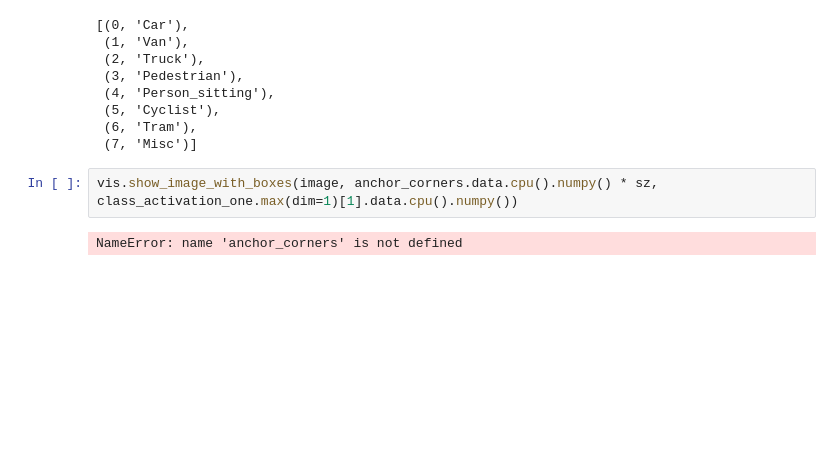
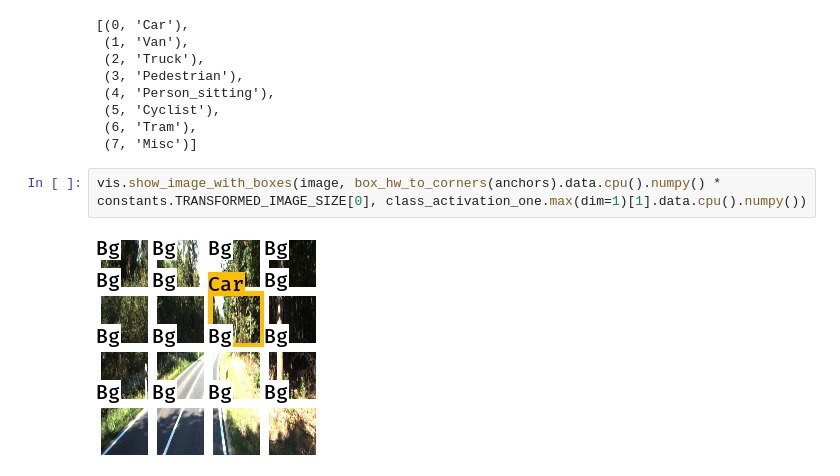
Before and after one commit to surmenok/ssd, a Jupyter notebook: SimpleDetector.ipynb, the cells around one changed output. Drawn from its saved outputs; the diff is of its cells as text; blank space fills up the shorter version.

```diff
--- a/SimpleDetector.ipynb
+++ b/SimpleDetector.ipynb
@@ -409,8 +417,8 @@ list(enumerate(train_ds.labels))
  (6, 'Tram'),
  (7, 'Misc')]
 # %%
-vis.show_image_with_boxes(image, anchor_corners.data.cpu().numpy() * sz, class_activation_one.max(dim=1)[1].data.cpu().numpy())
+vis.show_image_with_boxes(image, box_hw_to_corners(anchors).data.cpu().numpy() * constants.TRANSFORMED_IMAGE_SIZE[0], class_activation_one.max(dim=1)[1].data.cpu().numpy())
 # %% [output]
-NameError: name 'anchor_corners' is not defined
+[figure, added]
 # %%
 loc_activation_one
```
Also changed, not shown: parts of 13 cells of this notebook, 8 other files.
